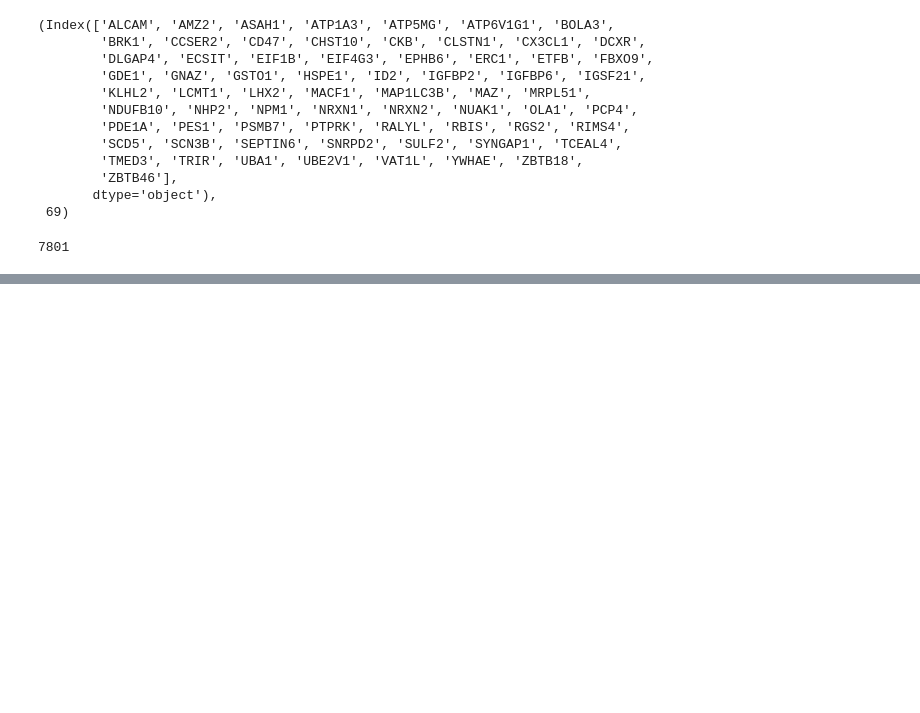
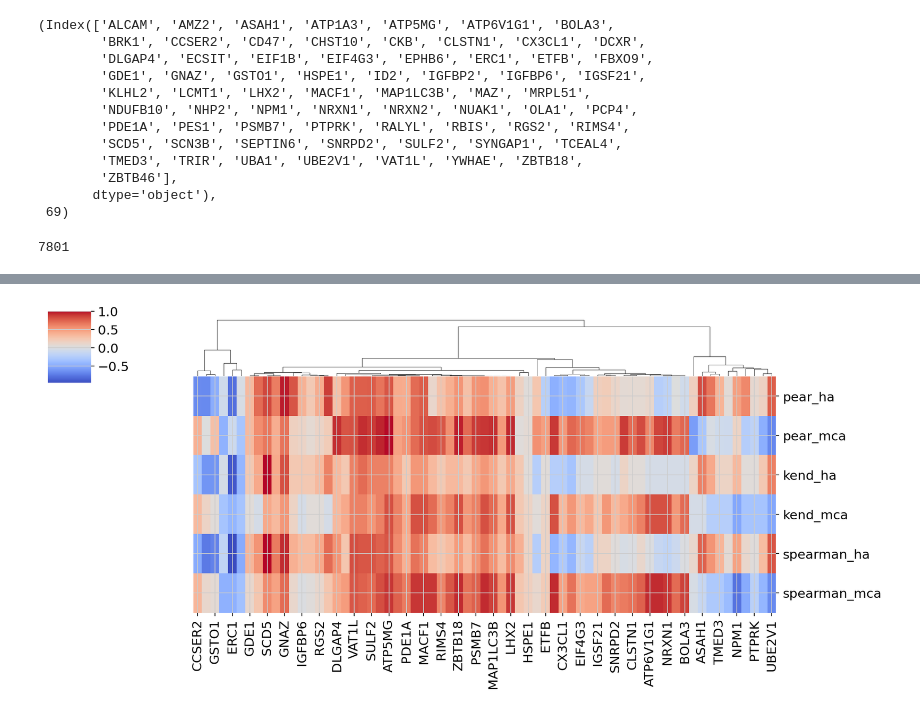
Before and after one commit to Claptar/spatialMPFC, a Jupyter notebook: human_specific_genes/human_specific_genes.ipynb, the cells around one changed output, grey strips where cells are left out. Drawn from its saved outputs; the diff is of its cells as text; code cells hidden in the pictures; blank space fills up the shorter version.

Commit message:
Notebook where I define and validate human specific genes

```diff
--- a/human_specific_genes/human_specific_genes.ipynb
+++ b/human_specific_genes/human_specific_genes.ipynb
@@ -78,9 +89,9 @@ res_dict['human-chimp'] = pd.read_csv('data/human_specific_genes/edgeR_human_chi
 res_dict['human-macaque'] = pd.read_csv('data/human_specific_genes/edgeR_human_macaque.csv', index_col=0)
 res_dict['chimp-macaque'] = pd.read_csv('data/human_specific_genes/edgeR_chimp_macaque.csv', index_col=0)
 
-for key, df in res_dict.items():
-    mult_test = multipletests(df['PValue'], method='fdr_bh')
-    df['p_val_adj'] = mult_test[1]
+for key, res_df in res_dict.items():
+    mult_test = multipletests(res_df['PValue'], method='fdr_bh')
+    res_df['p_val_adj'] = mult_test[1]
 
 res_dict['human-chimp'].head()
 # %% [output]
@@ -160,3 +155,0 @@ df_hs = df[hs_genes].copy()
-# %%
-sns.set(font_scale=0.8)
-cluster_grid = sns.clustermap(df_hs, figsize=(12, 10), cmap="RdBu_r", center=0, vmax=0.3, vmin=-0.3, metric='cosine', annot_kws={"size": 2}, row_cluster=False)
@@ -340,0 +163,5 @@ plt.show()
+# %%
+hs_genes = df.columns.intersection(hs_genes)
+df_annotation = df[hs_genes].copy()
+df_annotation['layer'] = adata_pb.obs.layer
+df_annotation['condition'] = adata_pb.obs.condition
@@ -340,0 +172,24 @@ plt.show()
+# %%
+from scipy.stats import spearmanr, pearsonr, kendalltau
+
+columns = ['pear_ha', 'pear_mca', 'kend_ha', 'kend_mca', 'spearman_ha', 'spearman_mca']
+corr_list = []
+for gene in df_annotation.columns[:-2]:
+    human_spl = layer_mean.loc['human', gene].values
+    adult_spl = layer_mean.loc['spatial_libd_human', gene].values
+    chimp_spl = layer_mean.loc['chimp', gene].values
+    macaque_spl = layer_mean.loc['macaque', gene].values
+    ch_m_spl = (chimp_spl + macaque_spl) / 2
+
+
+
+    pear_ha = pearsonr(adult_spl, human_spl)
+    pear_mca = pearsonr(adult_spl, ch_m_spl)
+    kend_ha = kendalltau(adult_spl, human_spl)
+    kend_mca = kendalltau(adult_spl, macaque_spl)
+    sp_ha = spearmanr(adult_spl, human_spl)
+    sp_mca = spearmanr(adult_spl, macaque_spl)
+    corr_list.append([pear_ha[0], pear_mca[0], kend_ha[0], kend_mca[0], sp_ha[0], sp_mca[0]])
+
+corr_df = pd.DataFrame(corr_list, columns=columns, index=df_annotation.columns[:-2])
+corr_df.head()
@@ -340,0 +203,5 @@ plt.show()
+# %%
+#fig = plt.figure(figsize=(10, 3), dpi=60)
+clust = sns.clustermap(corr_df.T, cmap='coolwarm', figsize=(13, 6), row_cluster=False, metric='cosine')
+# %% [output]
+[figure, added]
```
Also changed, not shown: parts of 69 cells of this notebook.
